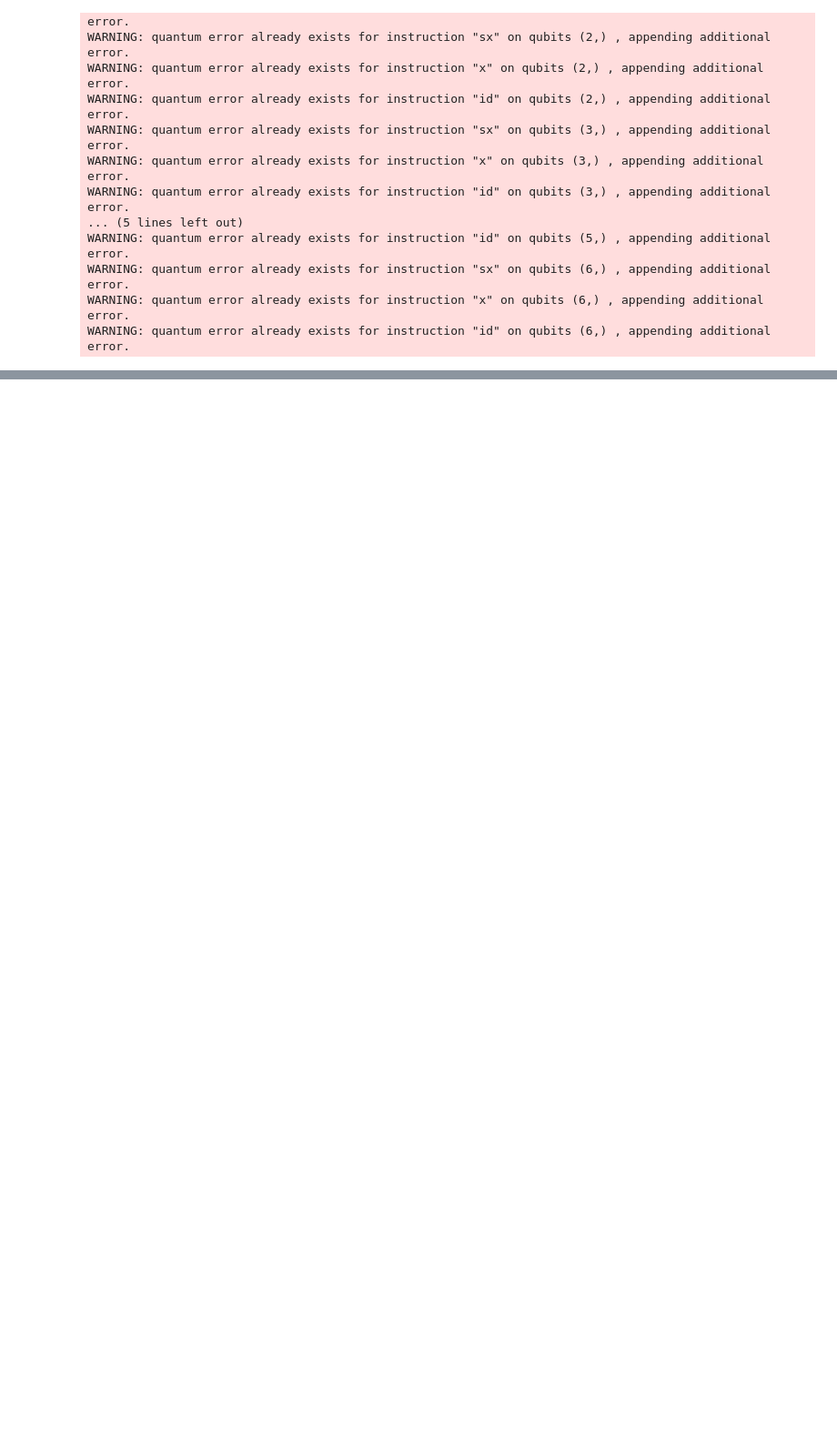
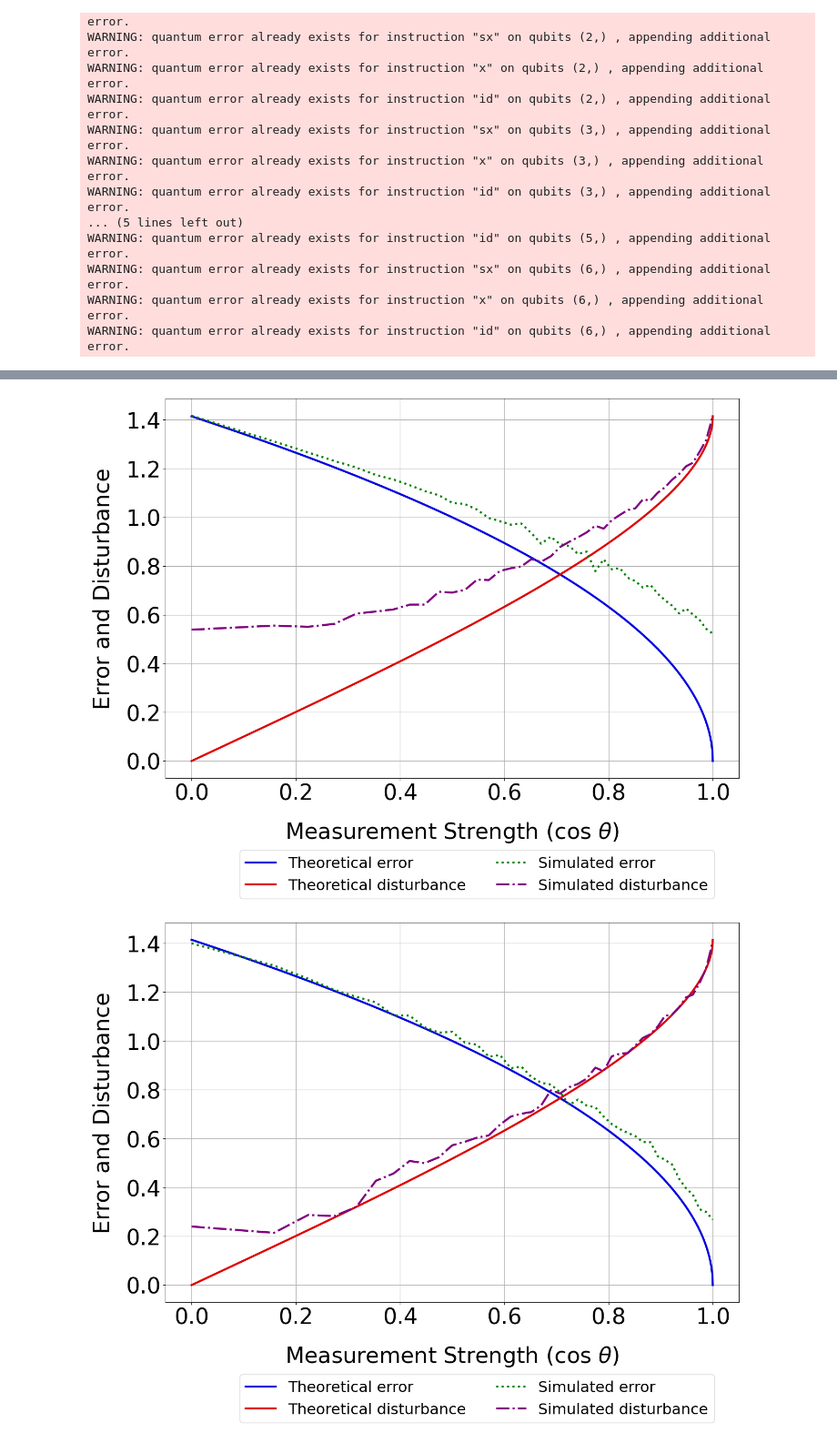
Before and after one commit to Notreal-Chunibyo/Error-disturbance-and-nonlocal-by-IBMQ, a Jupyter notebook: EDR_Circuit_and_Simulation.ipynb, the cells around one changed output, grey strips where cells are left out. Shown at 91% size. Saved outputs shown, nothing was run; the diff lists cells and outputs as text; code cells hidden in the pictures; blank space fills up the shorter version.

```diff
--- a/EDR_Circuit_and_Simulation.ipynb
+++ b/EDR_Circuit_and_Simulation.ipynb
@@ -306,2 +306,37 @@ sim_result = get_plot_data(raw_error,raw_disturb)
 # %%
-measurement_strength_plot(sim_result)
+probe_strength = 0.1
+groups = 10
+shots = 100000
+points = 41
+
+circs = circmake(probe_strength,groups,points,fakebackend)
+
+qnoise_model1 = qiskit_aer.noise.NoiseModel.from_backend(fakebackend,
+                                                        gate_error=True,
+                                                        readout_error=True,
+                                                        thermal_relaxation=True,
+                                                        temperature=50)
+qnoise_model2 = qiskit_aer.noise.NoiseModel.from_backend(fakebackend,
+                                                        gate_error=True,
+                                                        readout_error=False,
+                                                        thermal_relaxation=False,
+                                                        temperature=0)
+qnoise_model3 = qiskit_aer.noise.NoiseModel.from_backend(fakebackend,
+                                                        gate_error=False,
+                                                        readout_error=False,
+                                                        thermal_relaxation=True,
+                                                        temperature=50)
+qnoise_model4 = qiskit_aer.noise.NoiseModel.from_backend(fakebackend,
+                                                        gate_error=False,
+                                                        readout_error=True,
+                                                        thermal_relaxation=False,
+                                                        temperature=0)
+
+noise_model_list = [qnoise_model1,qnoise_model2,qnoise_model3,qnoise_model4]
+
+sim_results = []
+for noise_model in noise_model_list:
+
+    sim_job = fakebackend.run(circs, noise_model = noise_model ,shots=shots).result()
+    raw_error,raw_disturb = get_ed(sim_job)
+    sim_results.append(get_plot_data(raw_error,raw_disturb,points))
@@ -309,0 +343,6 @@ forbidden_zone_plot(sim_result)
+# %%
+for result in sim_results:
+    measurement_strength_range_plot(result, points)
+# %% [output]
+[figure, added]
+[figure, added]
```
Also changed, not shown: parts of 13 cells of this notebook.
